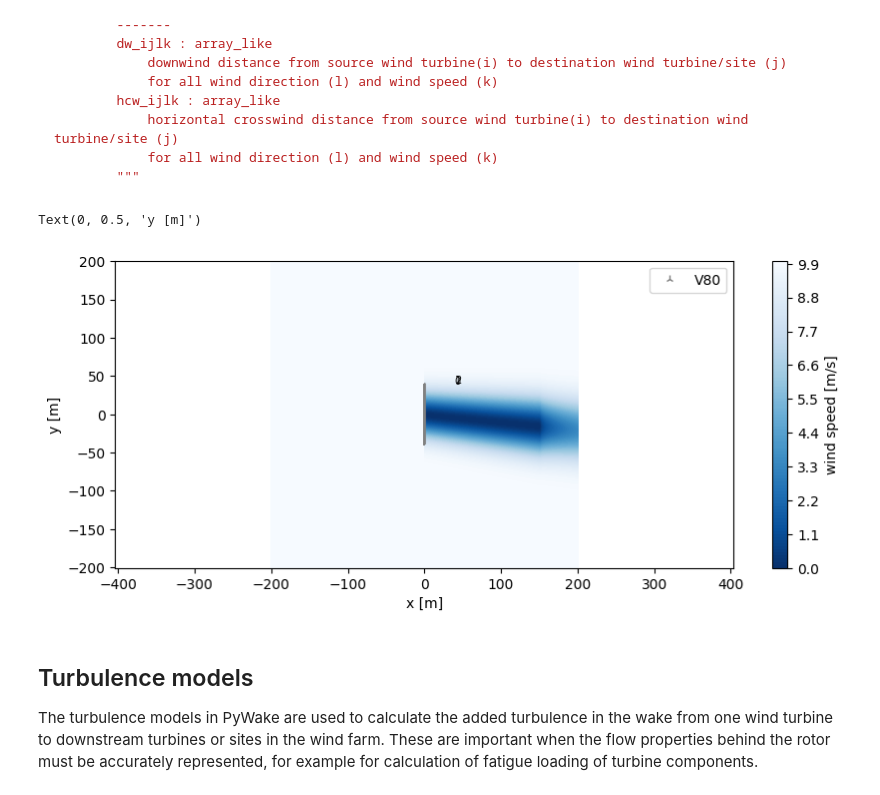
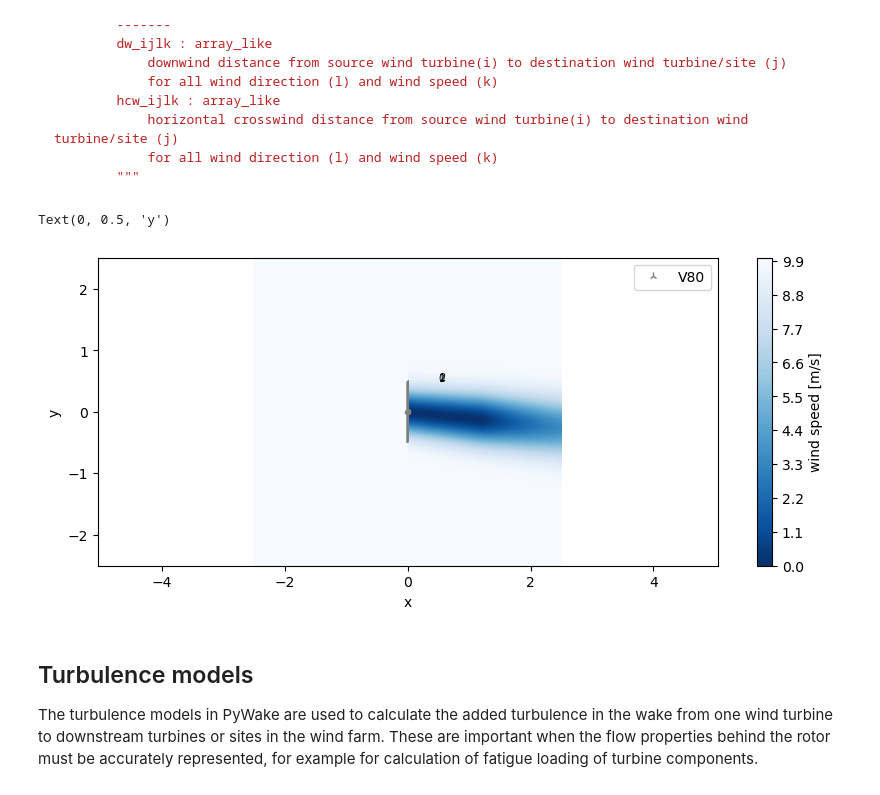
Before and after one commit to DTUWindEnergy/PyWake, a Jupyter notebook: docs/notebooks/EngineeringWindFarmModels.ipynb, the cells around one changed output. Saved outputs shown, nothing was run; the diff lists cells and outputs as text; code cells hidden in the pictures.

```diff
--- a/docs/notebooks/EngineeringWindFarmModels.ipynb
+++ b/docs/notebooks/EngineeringWindFarmModels.ipynb
@@ -915,23 +915,23 @@ class DeflectionModel(ABC):
 # %%
 from py_wake.deflection_models import DeflectionModel
 from numpy import newaxis as na
 
 class MyDeflectionModel(DeflectionModel):
 
     def calc_deflection(self, dw_ijlk, hcw_ijlk, **_):
         hcw_ijlk =hcw_ijlk + .1*dw_ijlk       # deflect 1/10 of the downstream distance
         dh_ijlk =np.zeros_like(hcw_ijlk)      # no vertical deflection
         return dw_ijlk, hcw_ijlk, dh_ijlk
 
 iea_my_deflection = BastankhahGaussian(site, windTurbines, deflectionModel=MyDeflectionModel())
 
 plt.figure(figsize=(10,4))
-iea_my_deflection(x, y, wd=270, ws=10).flow_map().plot_wake_map()
-plt.xlabel('x [m]')
-plt.ylabel('y [m]')
+iea_my_deflection(x, y, wd=270, ws=10).flow_map().plot_wake_map(normalize_with=D)
+plt.xlabel('x')
+plt.ylabel('y')
 # %% [output]
-Text(0, 0.5, 'y [m]')
+Text(0, 0.5, 'y')
-[figure, old version]
+[figure, new version]
 # %% [markdown]
 ## Turbulence models
 
```
Also changed, not shown: parts of 28 cells of this notebook.
